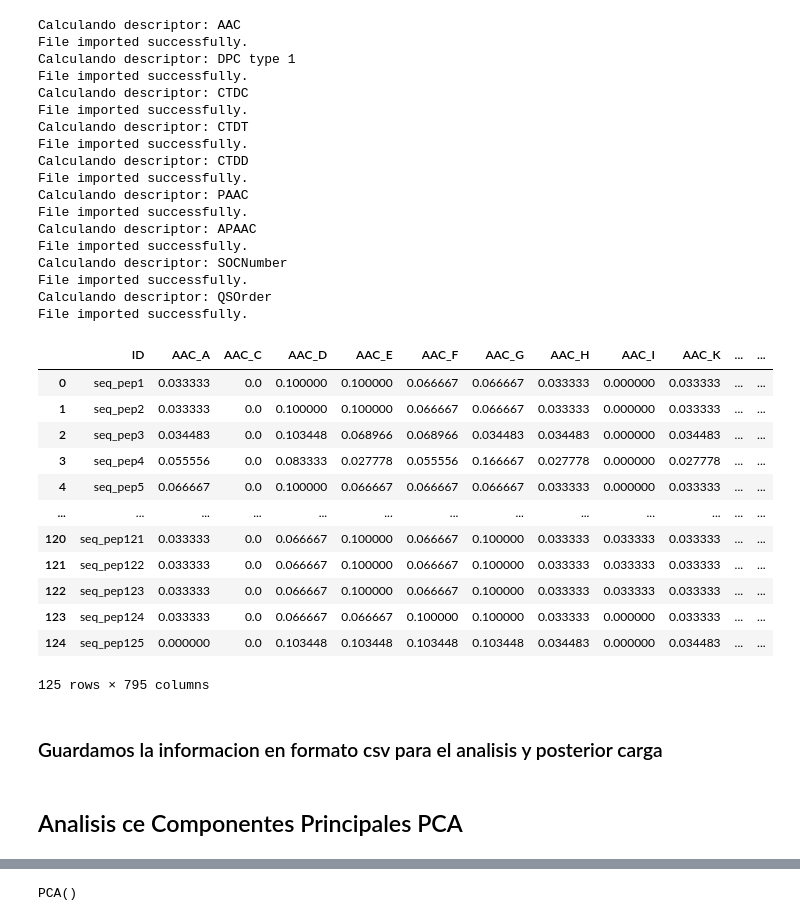
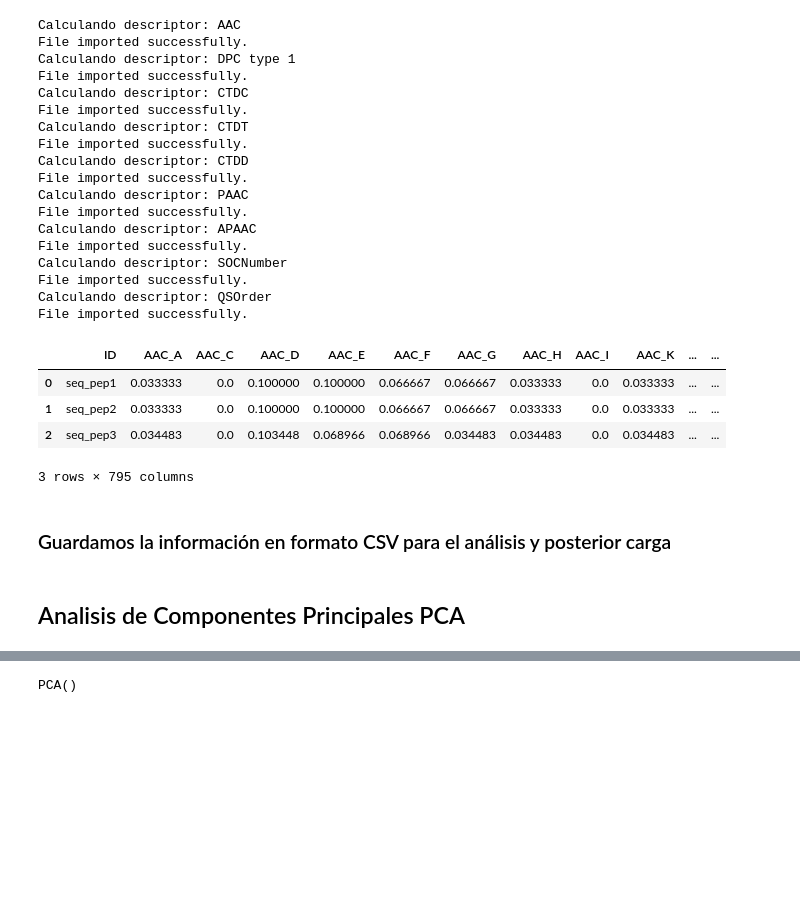
Before and after one commit to Julio21-ai/glp-1_drug_discovery, a Jupyter notebook: notebooks/Avance 2.ipynb, the cells around one changed output, grey strips where cells are left out. Saved outputs shown, nothing was run; the diff lists cells and outputs as text; code cells hidden in the pictures; blank space fills up the shorter version.

```diff
--- a/notebooks/Avance 2.ipynb
+++ b/notebooks/Avance 2.ipynb
@@ -492,22 +581,15 @@ Calculando descriptor: SOCNumber
 File imported successfully.
 Calculando descriptor: QSOrder
 File imported successfully.
-# %%
-df_descriptores_125p
-# %% [output]
-|  | ID | AAC_A | AAC_C | AAC_D | AAC_E | AAC_F | AAC_G | AAC_H | AAC_I | AAC_K | ... | ... |
-| 0 | seq_pep1 | 0.033333 | 0.0 | 0.100000 | 0.100000 | 0.066667 | 0.066667 | 0.033333 | 0.000000 | 0.033333 | ... | ... |
-| 1 | seq_pep2 | 0.033333 | 0.0 | 0.100000 | 0.100000 | 0.066667 | 0.066667 | 0.033333 | 0.000000 | 0.033333 | ... | ... |
-| 2 | seq_pep3 | 0.034483 | 0.0 | 0.103448 | 0.068966 | 0.068966 | 0.034483 | 0.034483 | 0.000000 | 0.034483 | ... | ... |
-| 3 | seq_pep4 | 0.055556 | 0.0 | 0.083333 | 0.027778 | 0.055556 | 0.166667 | 0.027778 | 0.000000 | 0.027778 | ... | ... |
-| 4 | seq_pep5 | 0.066667 | 0.0 | 0.100000 | 0.066667 | 0.066667 | 0.066667 | 0.033333 | 0.000000 | 0.033333 | ... | ... |
-| ... | ... | ... | ... | ... | ... | ... | ... | ... | ... | ... | ... | ... |
-| 120 | seq_pep121 | 0.033333 | 0.0 | 0.066667 | 0.100000 | 0.066667 | 0.100000 | 0.033333 | 0.033333 | 0.033333 | ... | ... |
-| 121 | seq_pep122 | 0.033333 | 0.0 | 0.066667 | 0.100000 | 0.066667 | 0.100000 | 0.033333 | 0.033333 | 0.033333 | ... | ... |
-| 122 | seq_pep123 | 0.033333 | 0.0 | 0.066667 | 0.100000 | 0.066667 | 0.100000 | 0.033333 | 0.033333 | 0.033333 | ... | ... |
-| 123 | seq_pep124 | 0.033333 | 0.0 | 0.066667 | 0.066667 | 0.100000 | 0.100000 | 0.033333 | 0.000000 | 0.033333 | ... | ... |
-| 124 | seq_pep125 | 0.000000 | 0.0 | 0.103448 | 0.103448 | 0.103448 | 0.103448 | 0.034483 | 0.000000 | 0.034483 | ... | ... |
-125 rows × 795 columns
+# %%
+# muestra de los resultados
+df_descriptores_125p.head(3)
+# %% [output]
+|  | ID | AAC_A | AAC_C | AAC_D | AAC_E | AAC_F | AAC_G | AAC_H | AAC_I | AAC_K | ... | ... |
+| 0 | seq_pep1 | 0.033333 | 0.0 | 0.100000 | 0.100000 | 0.066667 | 0.066667 | 0.033333 | 0.0 | 0.033333 | ... | ... |
+| 1 | seq_pep2 | 0.033333 | 0.0 | 0.100000 | 0.100000 | 0.066667 | 0.066667 | 0.033333 | 0.0 | 0.033333 | ... | ... |
+| 2 | seq_pep3 | 0.034483 | 0.0 | 0.103448 | 0.068966 | 0.068966 | 0.034483 | 0.034483 | 0.0 | 0.034483 | ... | ... |
+3 rows × 795 columns
 # %% [markdown]
-### Guardamos la informacion en formato csv para el analisis y posterior carga
+### Guardamos la información en formato CSV para el análisis y posterior carga
 # %%
@@ -531,4 +616,4 @@ descriptores_cdhit_csv = processed_data_dir/"descriptores_cdhit.csv"
 df_descriptores_125p.to_csv(descriptores_125_csv, index=False)
 df_descriptores_cdhit.to_csv(descriptores_cdhit_csv, index=False)
 # %% [markdown]
-## Analisis ce Componentes Principales PCA
+## Analisis de Componentes Principales PCA
```
Also changed, not shown: parts of 56 cells of this notebook, 6 other files.
